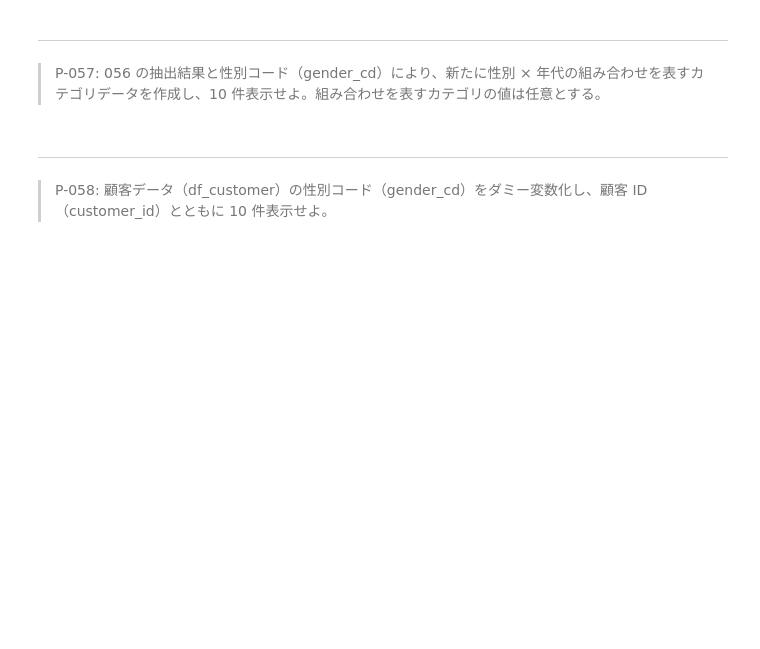
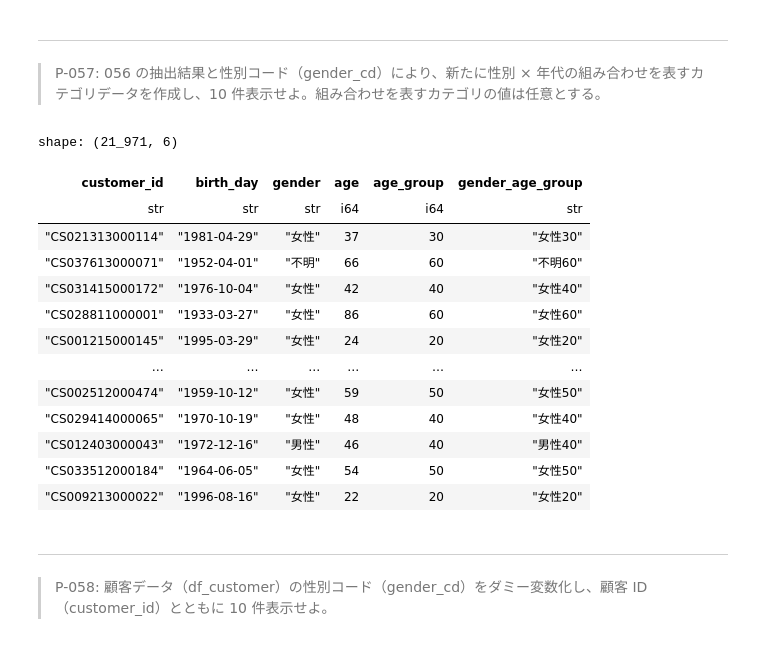
Before and after one commit to NMZ0429/ds_100knocks, a Jupyter notebook: content/100knocks-preprocess/docker/work/preprocess_knock_Python.ipynb, the cells around one changed output. Saved outputs shown, nothing was run; the diff lists cells and outputs as text; code cells hidden in the pictures; blank space fills up the shorter version.

```diff
--- a/content/100knocks-preprocess/docker/work/preprocess_knock_Python.ipynb
+++ b/content/100knocks-preprocess/docker/work/preprocess_knock_Python.ipynb
@@ -1180,6 +1328,37 @@ shape: (10, 3)
 ---
 
 > P-057: 056 の抽出結果と性別コード（gender_cd）により、新たに性別 × 年代の組み合わせを表すカテゴリデータを作成し、10 件表示せよ。組み合わせを表すカテゴリの値は任意とする。
+# %%
+df_customer.select(
+    pl.col("customer_id"),
+    pl.col("birth_day"),
+    pl.col("gender"),
+    pl.col("age"),
+).with_columns(
+    pl.when(pl.col("age") >= 60)
+    .then(60)
+    .otherwise(pl.col("age") // 10 * 10)
+    .alias("age_group")
+).with_columns(
+    pl.concat_str(
+        pl.col("gender"), pl.col("age_group").cast(pl.String).str.zfill(2)
+    ).alias("gender_age_group")
+)
+# %% [output]
+shape: (21_971, 6)
+| customer_id | birth_day | gender | age | age_group | gender_age_group |
+| str | str | str | i64 | i64 | str |
+| "CS021313000114" | "1981-04-29" | "女性" | 37 | 30 | "女性30" |
+| "CS037613000071" | "1952-04-01" | "不明" | 66 | 60 | "不明60" |
+| "CS031415000172" | "1976-10-04" | "女性" | 42 | 40 | "女性40" |
+| "CS028811000001" | "1933-03-27" | "女性" | 86 | 60 | "女性60" |
+| "CS001215000145" | "1995-03-29" | "女性" | 24 | 20 | "女性20" |
+| … | … | … | … | … | … |
+| "CS002512000474" | "1959-10-12" | "女性" | 59 | 50 | "女性50" |
+| "CS029414000065" | "1970-10-19" | "女性" | 48 | 40 | "女性40" |
+| "CS012403000043" | "1972-12-16" | "男性" | 46 | 40 | "男性40" |
+| "CS033512000184" | "1964-06-05" | "女性" | 54 | 50 | "女性50" |
+| "CS009213000022" | "1996-08-16" | "女性" | 22 | 20 | "女性20" |
 # %% [markdown]
 ---
 
```
Also changed, not shown: parts of 8 cells of this notebook.
